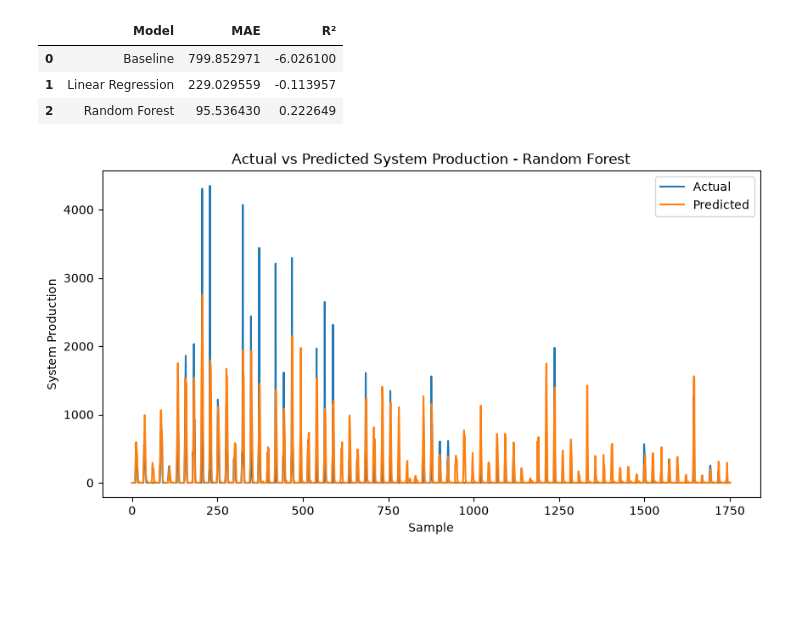
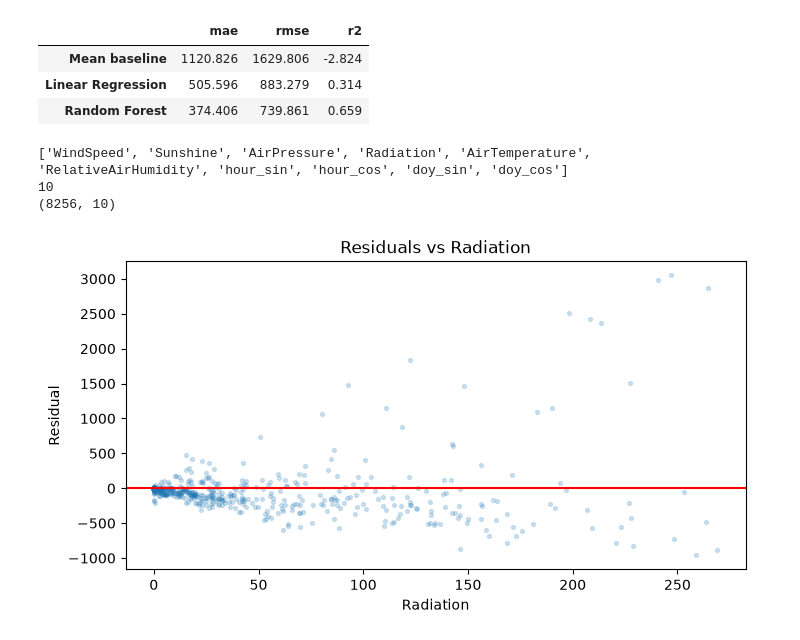
Before and after one commit to rawanshihada/Solar-Power-Production-Prediction, a Jupyter notebook: Notebooks/Modeling.ipynb, the cells around one changed output. Saved outputs shown, nothing was run; the diff lists cells and outputs as text; code cells hidden in the pictures; blank space fills up the shorter version.

Commit message:
Update Modeling

```diff
--- a/Notebooks/Modeling.ipynb
+++ b/Notebooks/Modeling.ipynb
@@ -14,11 +11,13 @@ df['Month'] = df['Date-Hour(NMT)'].dt.month
 # %%
-X = df.drop(columns=['SystemProduction', 'Date-Hour(NMT)'])
-y = df['SystemProduction']
+FEATURES = ['WindSpeed','Sunshine','AirPressure','Radiation','AirTemperature',
+            'RelativeAirHumidity','hour_sin','hour_cos','doy_sin','doy_cos']
+X, y = df[FEATURES], df['SystemProduction']
 # %%
+
 split_index = int(len(df) * 0.8)
+X_train, X_test = X.iloc[:split_index], X.iloc[split_index:]
+y_train, y_test = y.iloc[:split_index], y.iloc[split_index:]
 
-X_train = X.iloc[:split_index]
-X_test = X.iloc[split_index:]
-
-y_train = y.iloc[:split_index]
-y_test = y.iloc[split_index:]
+print("test period:", df['Date-Hour(NMT)'].iloc[split_index], "→",
+      df['Date-Hour(NMT)'].iloc[-1])
+print("mean production — train:", round(y_train.mean()), "| test:", round(y_test.mean()))
@@ -87,30 +113,39 @@ R²: 0.22264915923302553
-# %%
-results = pd.DataFrame({
-    'Model': ['Baseline', 'Linear Regression', 'Random Forest'],
-    'MAE': [baseline_mae, linear_mae, rf_mae],
-    'R²': [baseline_r2, linear_r2, rf_r2]
-})
-
-results
-# %% [output]
-|  | Model | MAE | R² |
-| 0 | Baseline | 799.852971 | -6.026100 |
-| 1 | Linear Regression | 229.029559 | -0.113957 |
-| 2 | Random Forest | 95.536430 | 0.222649 |
+# %%
+from sklearn.dummy import DummyRegressor
+from sklearn.linear_model import LinearRegression
+from sklearn.ensemble import RandomForestRegressor
+
+results = pd.DataFrame({
+    'Mean baseline':     cv_score(DummyRegressor(strategy='mean'), X, y),
+    'Linear Regression': cv_score(LinearRegression(), X, y),
+    'Random Forest':     cv_score(RandomForestRegressor(
+                             n_estimators=300, min_samples_leaf=2,
+                             random_state=42, n_jobs=-1), X, y),
+}).T
+results
+# %% [output]
+|  | mae | rmse | r2 |
+| Mean baseline | 1120.826 | 1629.806 | -2.824 |
+| Linear Regression | 505.596 | 883.279 | 0.314 |
+| Random Forest | 374.406 | 739.861 | 0.659 |
+# %%
+print(FEATURES)
+print(len(FEATURES))
+print(X.shape)
+# %% [output]
+['WindSpeed', 'Sunshine', 'AirPressure', 'Radiation', 'AirTemperature', 'RelativeAirHumidity', 'hour_sin', 'hour_cos', 'doy_sin', 'doy_cos']
+10
+(8256, 10)
 # %%
-import matplotlib.pyplot as plt
+rf_model = RandomForestRegressor(n_estimators=300, min_samples_leaf=2,
+                                 random_state=42, n_jobs=-1).fit(X_train, y_train)
+rf_pred = rf_model.predict(X_test)
 
-plt.figure(figsize=(10, 5))
-
-plt.plot(y_test.values, label='Actual')
-plt.plot(rf_pred, label='Predicted')
-
-plt.xlabel('Sample')
-plt.ylabel('System Production')
-plt.title('Actual vs Predicted System Production - Random Forest')
-plt.legend()
-
-plt.show()
+resid = y_test.values - np.clip(rf_pred, 0, None)
+plt.figure(figsize=(8,4))
+plt.scatter(X_test['Radiation'], resid, alpha=0.2, s=8)
+plt.axhline(0, color='r'); plt.xlabel('Radiation'); plt.ylabel('Residual')
+plt.title('Residuals vs Radiation'); plt.show()
 # %% [output]
-[figure, old version]
+[figure, new version]
 # %%
```
Also changed, not shown: parts of 12 cells of this notebook, 5 other files.
